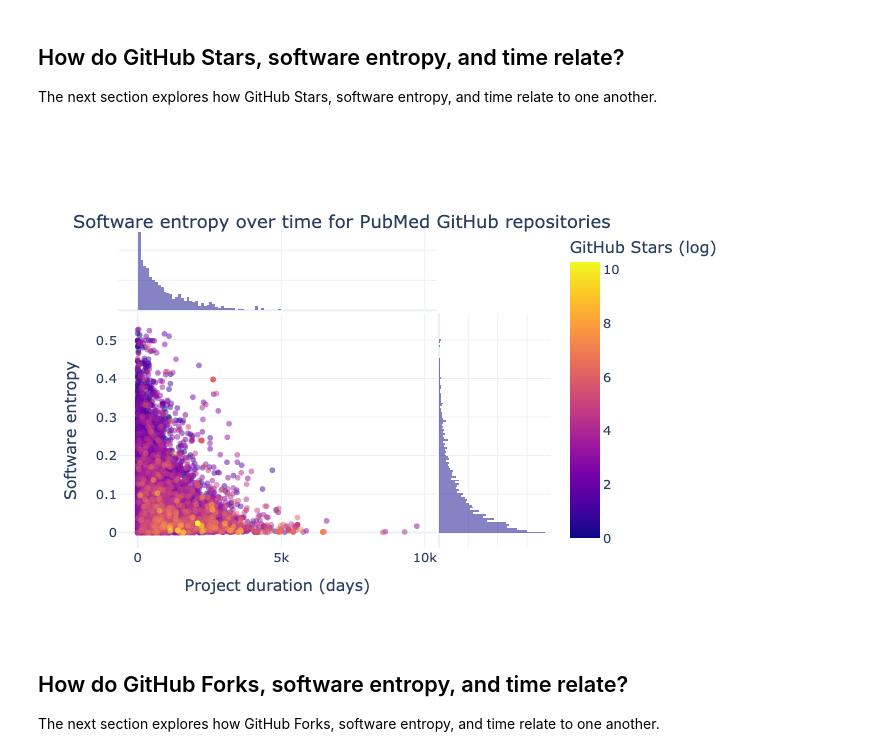
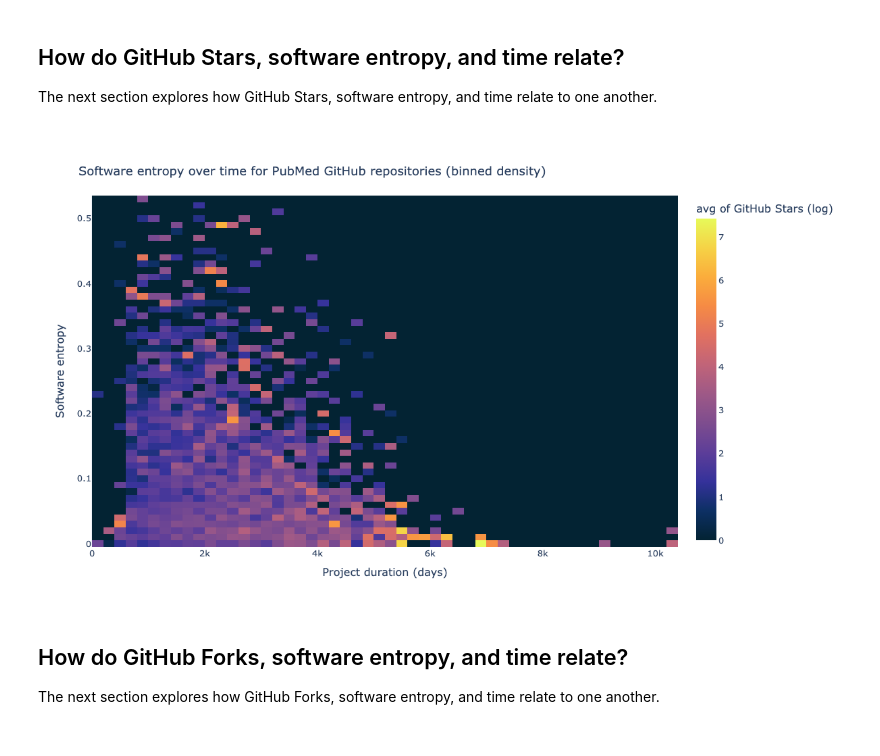
Before and after one commit to software-gardening/almanack, a Jupyter notebook: src/book/seed-bank/pubmed-github-repositories/understanding-pubmed-github-repos.ipynb, the cells around one changed output. Saved outputs shown, nothing was run; the diff lists cells and outputs as text; code cells hidden in the pictures.

```diff
--- a/src/book/seed-bank/pubmed-github-repositories/understanding-pubmed-github-repos.ipynb
+++ b/src/book/seed-bank/pubmed-github-repositories/understanding-pubmed-github-repos.ipynb
@@ -90,0 +86,4 @@ df
+# %%
+# cleanup: drop columns or rows whose values are all empty
+df = df.dropna(axis=1, how="all")
+df = df.dropna(axis=0, how="all")
@@ -90,0 +109,16 @@ df
+# %%
+df["repo-days-of-existence"] = (
+    pd.Timestamp.now() - df["repo-commit-start-date"]
+).dt.days
+df["repo-days-inactive"] = (pd.Timestamp.now() - df["repo-commit-end-date"]).dt.days
+fig = px.ecdf(
+    df,
+    x="repo-days-inactive",
+    title="CDF of repository inactivity by last commit date",
+    width=1200,
+    height=700,
+)
+fig.write_image(
+    image_file := "images/cdf_repository_inactivity_by_last_commit_date.png"
+)
+display(Image(filename=image_file))
@@ -180,36 +262,36 @@ display(Image(filename=image_file))
 The next section explores how GitHub Stars, software entropy, and time relate to one another.
 # %%
 df["GitHub Stars (log)"] = np.log(
-    df["GitHub Stars"].apply(
-        # move 0's to None to avoid divide by 0
-        lambda x: x if x > 0 else None
-    )
+    df["repo-stargazers-count"].apply(lambda x: x if x > 0 else None)  # avoid log(0)
 )
 
-fig = px.scatter(
-    df.dropna(subset="GitHub Stars (log)").sort_values(by="GitHub Stars (log)"),
-    x="Time of Existence (days)",
-    y="Normalized Total Entropy",
+df_plot = df.dropna(subset=["GitHub Stars (log)"])
+
+fig = px.density_heatmap(
+    df_plot,
+    x="repo-days-of-existence",
+    y="repo-agg-info-entropy",
+    z="GitHub Stars (log)",  # aggregate value per bin
+    histfunc="avg",  # mean log stars per bin (could use "sum" or "count")
+    nbinsx=60,
+    nbinsy=60,
+    color_continuous_scale=px.colors.sequential.thermal,
     hover_data=["Repository URL"],
-    width=700,
-    height=400,
-    title="Software entropy over time for PubMed GitHub repositories",
-    marginal_x="histogram",
-    marginal_y="histogram",
-    opacity=0.5,
-    color="GitHub Stars (log)",
+    width=1200,
+    height=700,
+    title="Software entropy over time for PubMed GitHub repositories (binned density)",
 )
 
 fig.update_layout(
     font=dict(size=13),
-    title={"yref": "container", "y": 0.8, "yanchor": "bottom"},
+    title={"yref": "container", "y": 0.9, "yanchor": "bottom"},
     xaxis_title="Project duration (days)",
     yaxis_title="Software entropy",
 )
 fig.write_image(image_file := "images/software-information-entropy-gh-stars.png")
 display(Image(filename=image_file))
 # %% [output]
-[figure, old version]
+[figure, new version]
 # %% [markdown]
 ## How do GitHub Forks, software entropy, and time relate?
 
```
Also changed, not shown: parts of 13 cells of this notebook, 57 other files.
